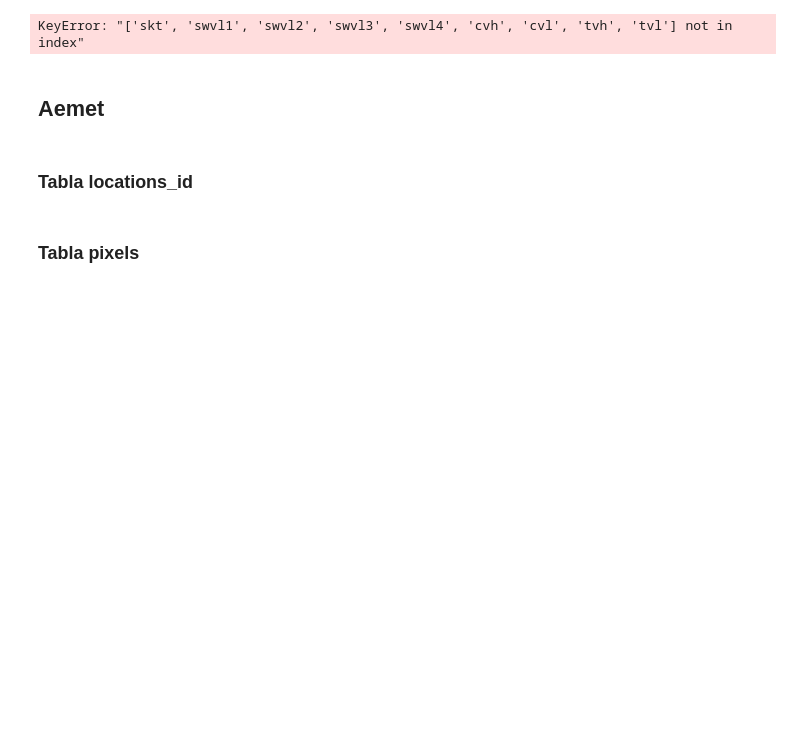
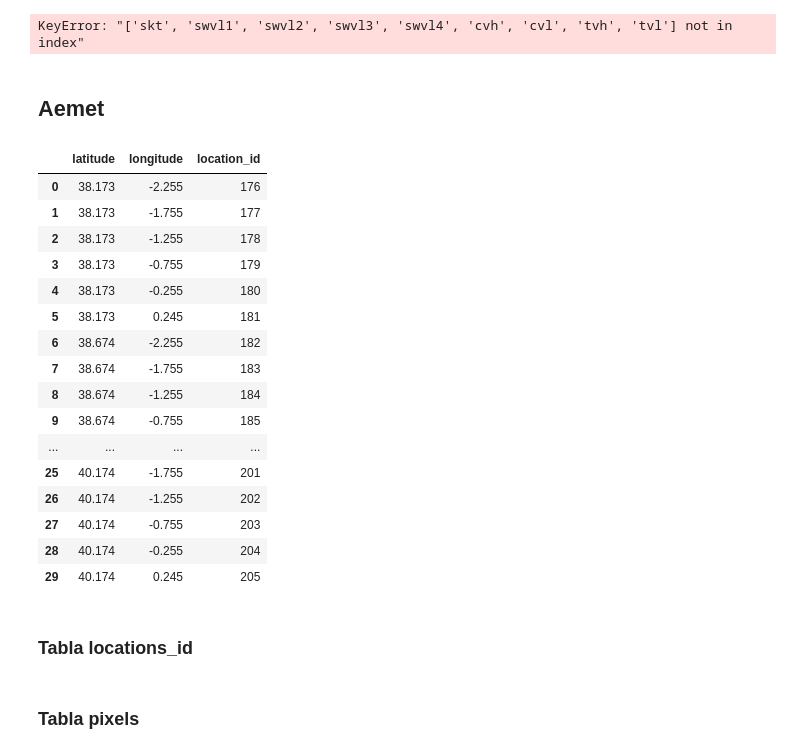
Before and after one commit to delatorre96/Water-Prediction, a Jupyter notebook: BBDD/Construcción BBDD.ipynb, the cells around one changed output. Saved outputs shown, nothing was run; the diff lists cells and outputs as text; code cells hidden in the pictures; blank space fills up the shorter version.

```diff
--- a/BBDD/Construcción BBDD.ipynb
+++ b/BBDD/Construcción BBDD.ipynb
@@ -214,6 +214,26 @@ df_aemet = pd.merge(df_aemet,df_date, on = 'date', how = 'left').drop('date', ax
 df_aemet.to_csv('df_aemet.csv',index = False)
 df_aemet_id.to_csv('df_aemet_id.csv',index = False)
 df_aemet_info.to_csv('df_aemet_info.csv',index = False)
+# %%
+pd.read_csv('df_copernicus_id.csv')
+# %% [output]
+|  | latitude | longitude | location_id |
+| 0 | 38.173 | -2.255 | 176 |
+| 1 | 38.173 | -1.755 | 177 |
+| 2 | 38.173 | -1.255 | 178 |
+| 3 | 38.173 | -0.755 | 179 |
+| 4 | 38.173 | -0.255 | 180 |
+| 5 | 38.173 | 0.245 | 181 |
+| 6 | 38.674 | -2.255 | 182 |
+| 7 | 38.674 | -1.755 | 183 |
+| 8 | 38.674 | -1.255 | 184 |
+| 9 | 38.674 | -0.755 | 185 |
+| ... | ... | ... | ... |
+| 25 | 40.174 | -1.755 | 201 |
+| 26 | 40.174 | -1.255 | 202 |
+| 27 | 40.174 | -0.755 | 203 |
+| 28 | 40.174 | -0.255 | 204 |
+| 29 | 40.174 | 0.245 | 205 |
 # %% [markdown]
 ### Tabla locations_id
 # %%
```
Also changed, not shown: parts of 13 cells of this notebook, 4 other files.
